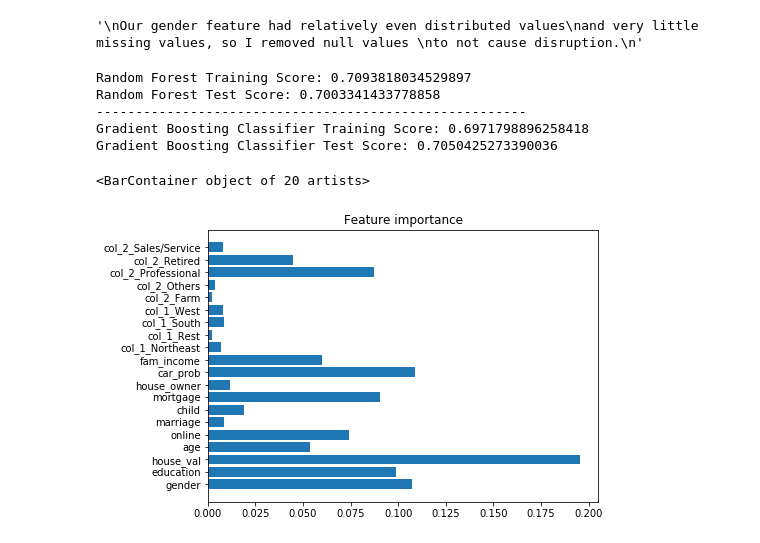
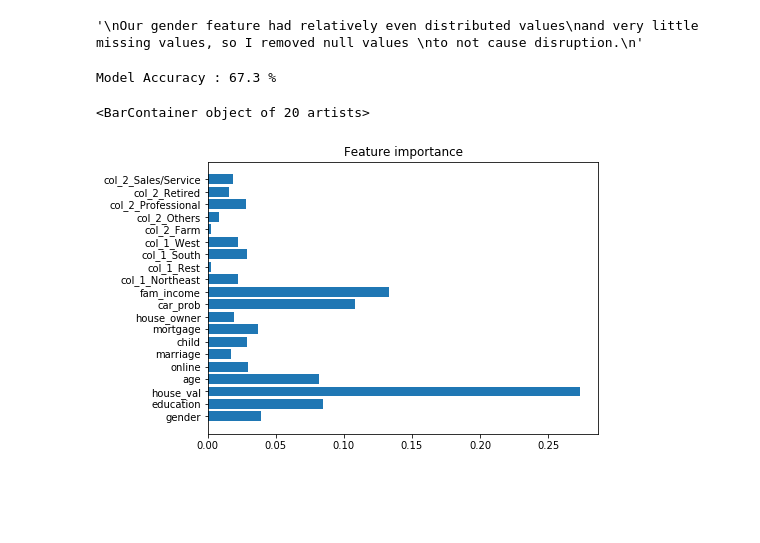
Before and after one commit to nickdemiceli/Target-Audience-Random-Forest, a Jupyter notebook: ProjectDataScience.ipynb, the cells around one changed output. Drawn from its saved outputs; the diff is of its cells as text; code cells hidden in the pictures; blank space fills up the shorter version.

```diff
--- a/ProjectDataScience.ipynb
+++ b/ProjectDataScience.ipynb
@@ -4,9 +4,9 @@ import numpy as np
 from matplotlib import pyplot as plt
 
 
-PATH = r'C:\\Users\\nicho\\Downloads\\sales_data.csv'
+PATH = r'C:\\Users\\nicho\\OneDrive\Desktop\\Sales Data\\sales_data.csv'
 df = pd.read_csv(filepath_or_buffer = PATH)
 data_overview = df.head()
 distribution = df['flag'].value_counts()       #Target feature Distribution
-print(distribution)
+print(data_overview)
 # %% [output]
@@ -203,37 +219,36 @@ Name: gender, dtype: int64
 df = df.dropna(axis=0, subset = ['fam_income'])
 df = df.dropna(axis=0, subset = ['education'])
 # %%
-# Testing and Comparing Random Forest Vs. Gradient Booster Classifier
+#Random Forest Model
+
 from sklearn.model_selection import train_test_split
 from sklearn.ensemble import RandomForestClassifier
-from sklearn.ensemble import GradientBoostingClassifier
-from sklearn.metrics import precision_score
+from sklearn.metrics import mean_squared_error
+from sklearn.metrics import accuracy_score
+
+rfc = RandomForestClassifier(n_estimators = 200)
 
 x = df.iloc[:, 1:]
 y = df.iloc[:, 0]
 
+
+
+
 x_train, x_test, y_train, y_test = train_test_split(x, y, test_size = .25, random_state = 42)
 
-rfc = RandomForestClassifier(criterion = 'entropy', max_depth = 8).fit(x_train, y_train)
-grbt = GradientBoostingClassifier(n_estimators = 310, learning_rate = .025).fit(x_train, y_train)
+rfc.fit(x_train, y_train)
+feature_importance = rfc.feature_importances_
 
-print(f"Random Forest Training Score: {rfc.score(x_train, y_train)}")
-print(f'Random Forest Test Score: {rfc.score(x_test, y_test)}')
-print('-' * 55)
-print(f"Gradient Boosting Classifier Training Score: {grbt.score(x_train, y_train)}")
-print(f'Gradient Boosting Classifier Test Score: {grbt.score(x_test, y_test)}')
+y_pred = rfc.predict(x_test)
+
+accuracy = accuracy_score(y_test, y_pred)
+print(f"Model Accuracy : {round((accuracy * 100), 1)} %")
+
+plt.figure(figsize= (7,5))
+plt.title("Feature importance")
+plt.barh(x.columns, feature_importance)
 # %% [output]
-Random Forest Training Score: 0.7093818034529897
-Random Forest Test Score: 0.7003341433778858
--------------------------------------------------------
-Gradient Boosting Classifier Training Score: 0.6971798896258418
-Gradient Boosting Classifier Test Score: 0.7050425273390036
+Model Accuracy : 67.3 %
+<BarContainer object of 20 artists>
+[figure, added]
-# %%
-feature_importance = rfc.feature_importances_
-plt.figure(figsize= (7,5))
-plt.title("Feature importance")
-plt.barh(x.columns, feature_importance)
-# %% [output]
-<BarContainer object of 20 artists>
-[figure, removed]
 # %%
```
Also changed, not shown: parts of 6 cells of this notebook.
